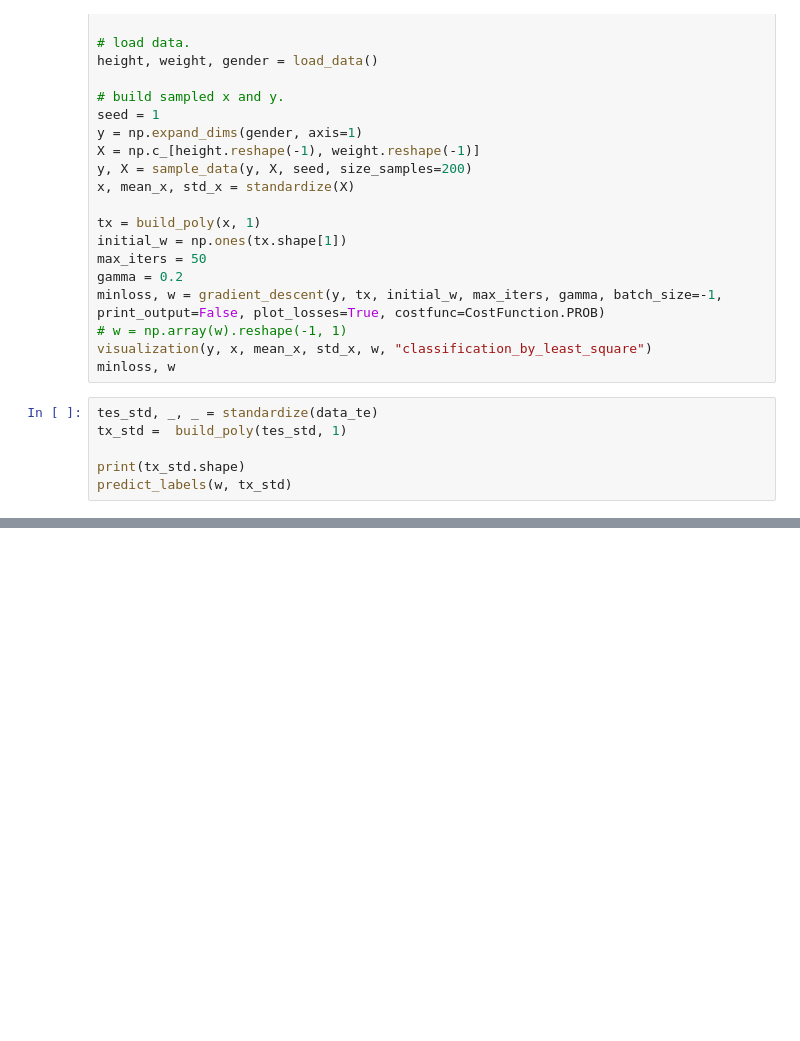
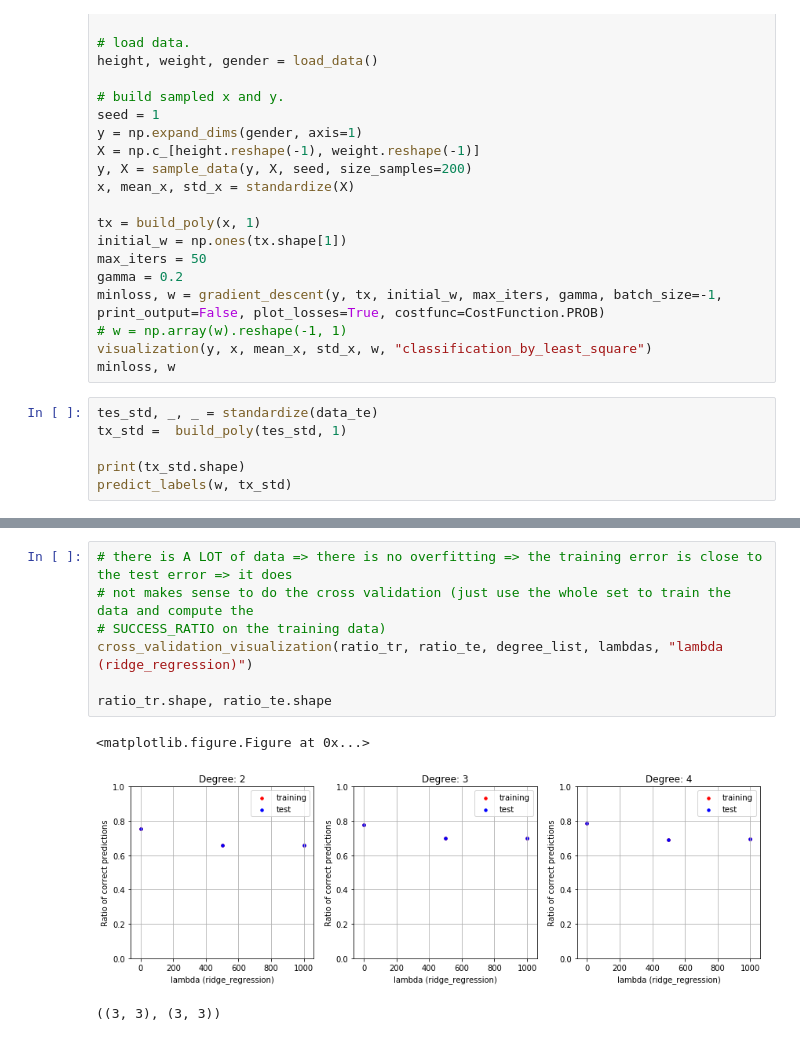
Before and after one commit to NiccoloSacchi/ml-boson, a Jupyter notebook: scripts/findBoson.ipynb, the cells around one changed output, grey strips where cells are left out. Saved outputs shown, nothing was run; the diff lists cells and outputs as text; blank space fills up the shorter version.

```diff
--- a/scripts/findBoson.ipynb
+++ b/scripts/findBoson.ipynb
@@ -76,0 +181,11 @@ predict_labels(w, tx_std)
+# %%
+# there is A LOT of data => there is no overfitting => the training error is close to the test error => it does
+# not makes sense to do the cross validation (just use the whole set to train the data and compute the
+# SUCCESS_RATIO on the training data)
+cross_validation_visualization(ratio_tr, ratio_te, degree_list, lambdas, "lambda (ridge_regression)")
+
+ratio_tr.shape, ratio_te.shape
+# %% [output]
+<matplotlib.figure.Figure at 0x...>
+[figure, added]
+((3, 3), (3, 3))
```
Also changed, not shown: parts of 8 cells of this notebook, 2 other files.
